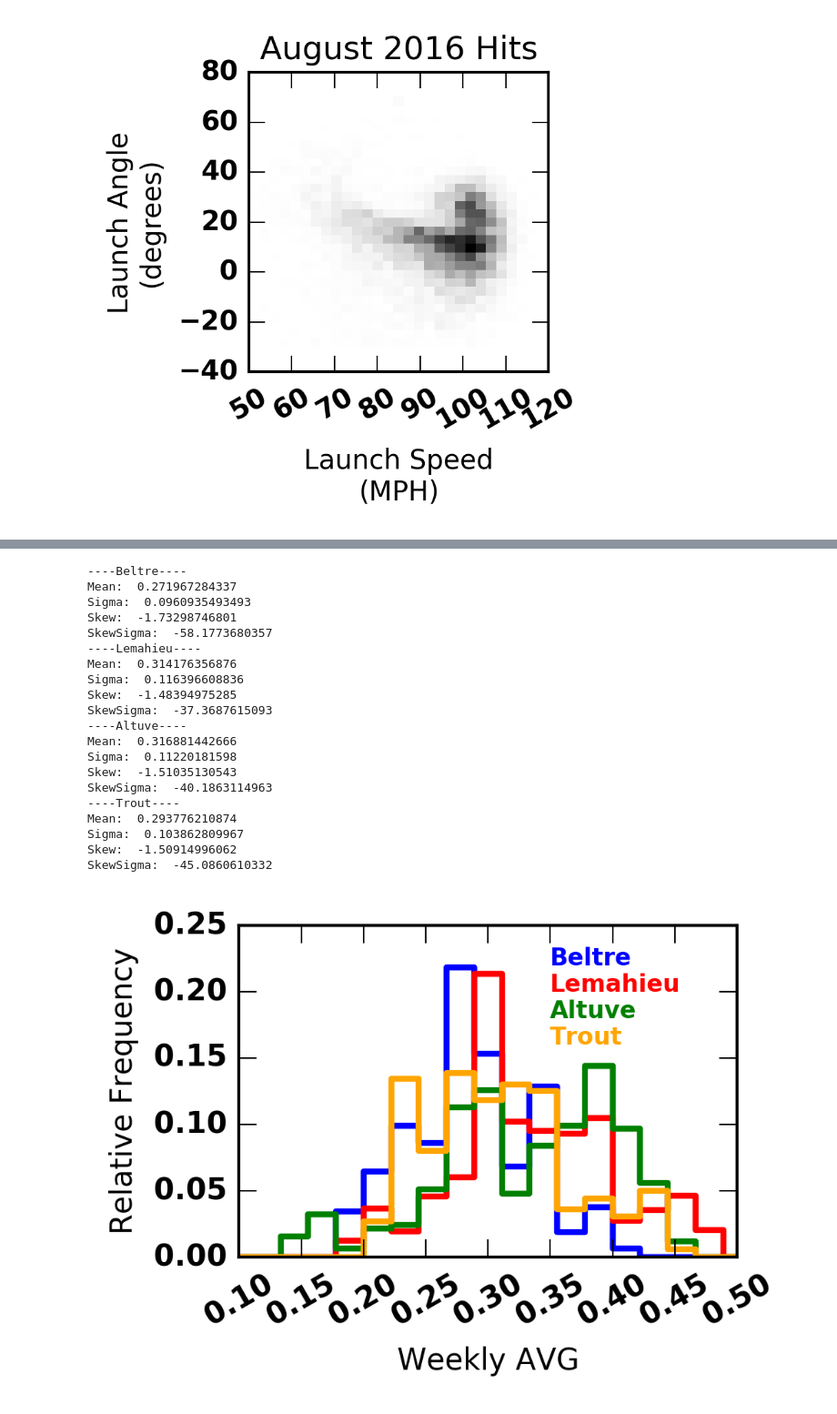
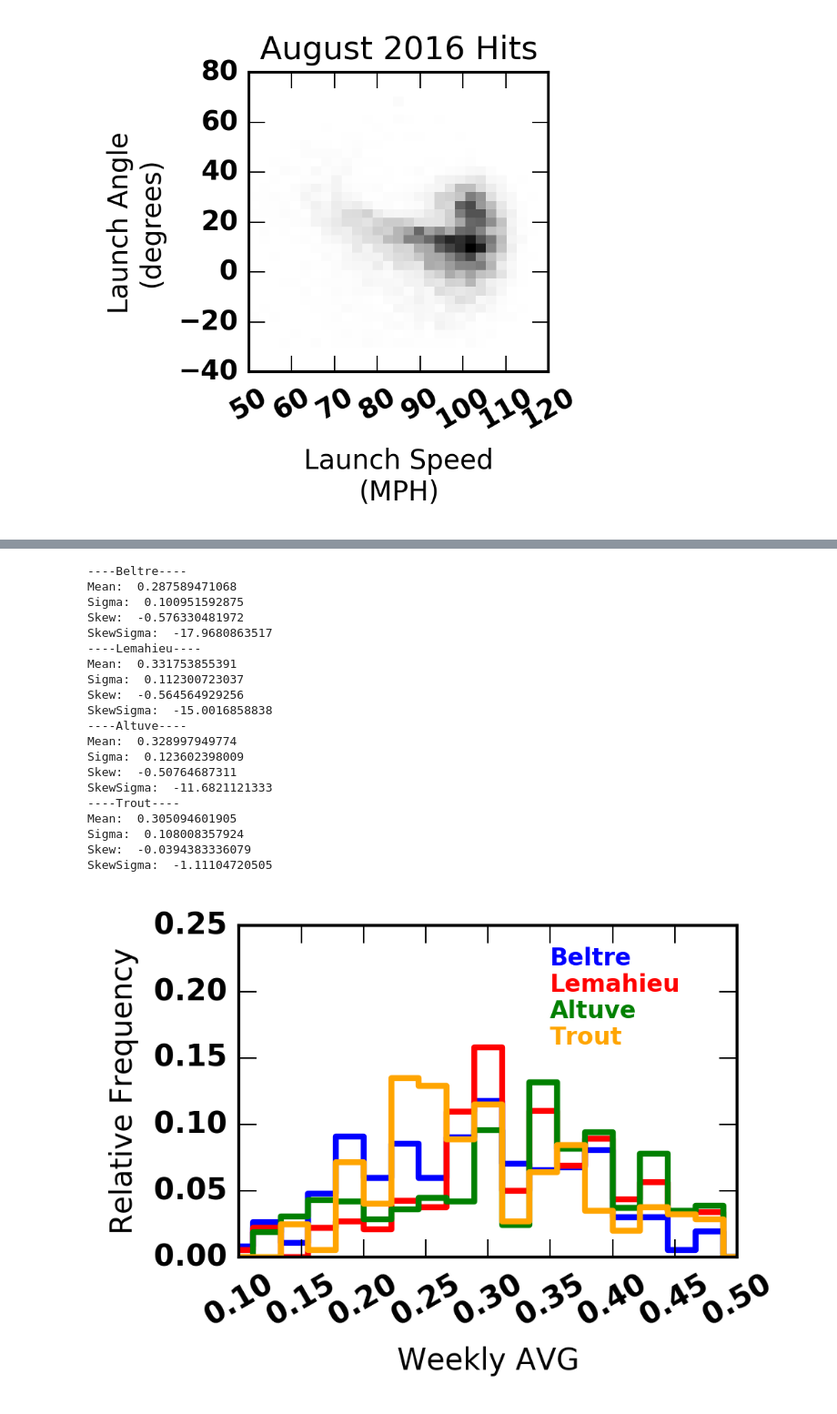
Before and after one commit to fantasy-toolz/2017-MLB-Analysis, a Jupyter notebook: batting_notebooks/AVG-Analysis-Part2.ipynb, the cells around one changed output, grey strips where cells are left out. Shown at 91% size. Drawn from its saved outputs; the diff is of its cells as text; code cells hidden in the pictures.

```diff
--- a/batting_notebooks/AVG-Analysis-Part2.ipynb
+++ b/batting_notebooks/AVG-Analysis-Part2.ipynb
@@ -175,5 +189,7 @@ ax2.scatter(hs[g_pas],bbs[g_pas],color='red',s=1.)
 #ax2.text(80,0.93,'Sacrifices',color='red',size=8)
 
 ax2.set_ylabel('Walks')
-ax2.set_xlabel('Hits')
+_ = ax2.set_xlabel('Hits')
+
+for label in ax2.get_xticklabels(): label.set_rotation(30); label.set_horizontalalignment("center")
 # %% [output]
@@ -265,36 +406,5 @@ SkewSigma:  0.0578732302105
 # %%
-
-
-def avg_simulate(PlayerNotebook,Stat='AB',bins=np.linspace(.100,.500,19),nsims=10000,verbose=1,ngames=7):
-
-    vals = np.zeros(bins.shape[0])
-
-    tvals = np.zeros(nsims)
-
-    for indx in range(0,nsims):
-
-        random_index = randrange(0,len(PlayerNotebook[Stat]))
-        if random_index > len(PlayerNotebook[Stat])-ngames:
-            continue
-
-        avg = np.sum(PlayerNotebook['H'][random_index:random_index+ngames])/np.sum(PlayerNotebook['AB'][random_index:random_index+ngames])
-
-        bpos = (avg - bins[0])/(bins[1]-bins[0])
-
-        if (bpos > 0) & (bpos < len(bins)-1):
-            vals[bpos] += 1
-        tvals[indx] = avg
-
-    if verbose:
-        print 'Mean: ',np.mean(tvals)
-        print 'Sigma: ',np.std(tvals)
-        print 'Skew: ',sst.skew(tvals)
-        print 'SkewSigma: ',sst.skew(tvals)/np.std(tvals)**1.5
-
-    return bins,vals,tvals
-
-
-ngames = 14
+ngames = 6
 print '----Beltre----'
 BeltreB,BeltreV,BeltreT = avg_simulate(Beltre2016,ngames=ngames)
 
@@ -308,52 +418,47 @@ print '----Trout----'
 TroutB,TroutV,TroutT = avg_simulate(Trout2016,ngames=ngames)
 
 
 
 
 
 fig = plt.figure(figsize=(3,2))
 ax = fig.add_subplot(111)
 ax.plot(BeltreB,BeltreV/10000.,drawstyle='steps-mid',color='blue')
 ax.plot(LemahieuB,LemahieuV/10000.,drawstyle='steps-mid',color='red')
 ax.plot(AltuveB,AltuveV/10000.,drawstyle='steps-mid',color='green')
 ax.plot(TroutB,TroutV/10000.,drawstyle='steps-mid',color='orange')
 
 ax.text(0.35,0.22,'Beltre',color='blue',size=8)
 ax.text(0.35,0.2,'Lemahieu',color='red',size=8)
 ax.text(0.35,0.18,'Altuve',color='green',size=8)
 ax.text(0.35,0.16,'Trout',color='orange',size=8)
 
 
 
 ax.set_ylabel('Relative Frequency')
 ax.set_xlabel('Weekly AVG')
 _ = ax.axis([.100,.5,0.,0.25])
 
 for label in ax.get_xticklabels(): label.set_rotation(30); label.set_horizontalalignment("center")
-
-
-
-
-#4.21 PA/game for average 5 hitter
 # %% [output]
 ----Beltre----
-Mean:  0.271967284337
-Sigma:  0.0960935493493
-Skew:  -1.73298746801
-SkewSigma:  -58.1773680357
+Mean:  0.287589471068
+Sigma:  0.100951592875
+Skew:  -0.576330481972
+SkewSigma:  -17.9680863517
 ----Lemahieu----
-Mean:  0.314176356876
-Sigma:  0.116396608836
-Skew:  -1.48394975285
-SkewSigma:  -37.3687615093
+Mean:  0.331753855391
+Sigma:  0.112300723037
+Skew:  -0.564564929256
+SkewSigma:  -15.0016858838
 ----Altuve----
-Mean:  0.316881442666
-Sigma:  0.11220181598
-Skew:  -1.51035130543
-SkewSigma:  -40.1863114963
+Mean:  0.328997949774
+Sigma:  0.123602398009
+Skew:  -0.50764687311
+SkewSigma:  -11.6821121333
 ----Trout----
-Mean:  0.293776210874
-Sigma:  0.103862809967
-Skew:  -1.50914996062
-SkewSigma:  -45.0860610332
+Mean:  0.305094601905
+Sigma:  0.108008357924
+Skew:  -0.0394383336079
+SkewSigma:  -1.11104720505
-[figure, old version]
+[figure, new version]
```
Also changed, not shown: parts of 15 cells of this notebook.
